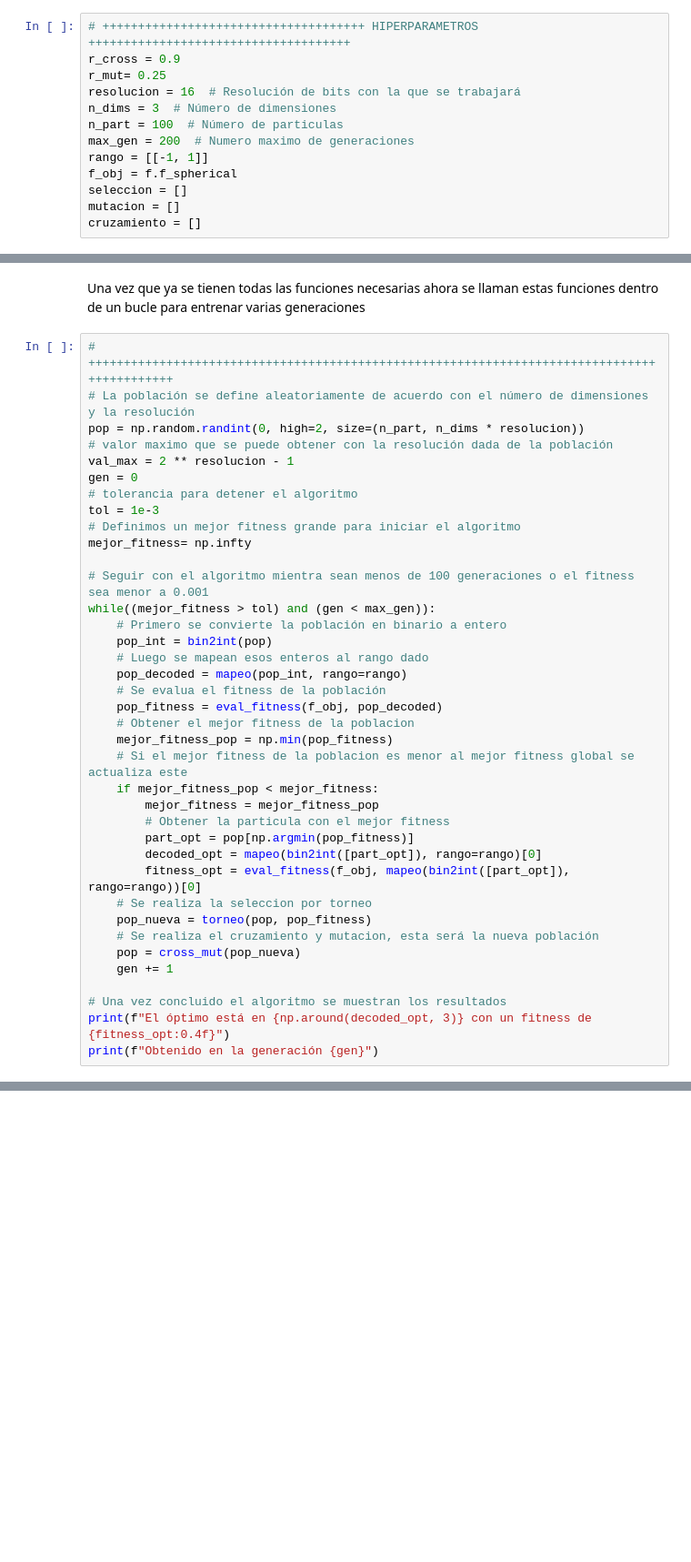
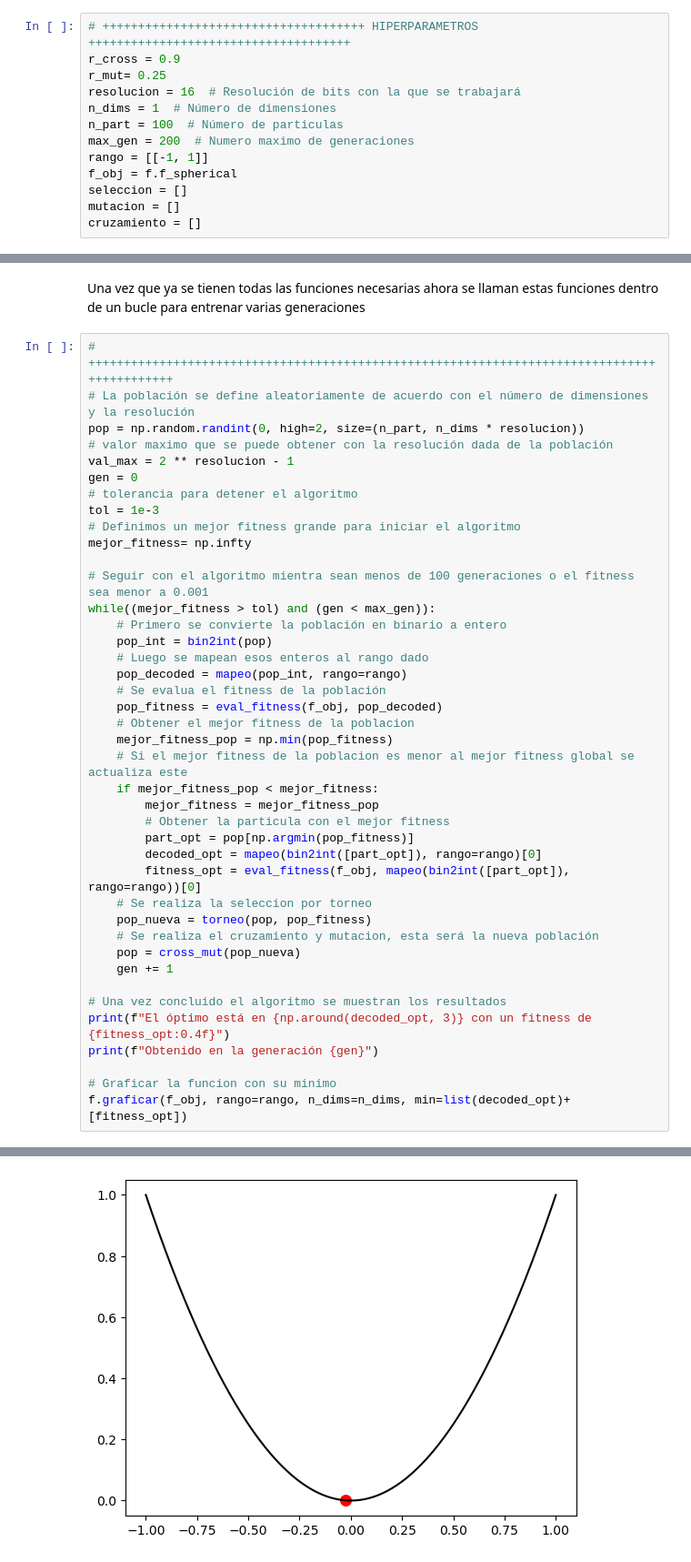
Before and after one commit to isaac0964/Algoritmos_Bioinspirados, a Jupyter notebook: Algoritmo_Genetico/AlgoritmoGeneticoND_GomezCanales_Bioinspirados.ipynb, the cells around one changed output, grey strips where cells are left out. Shown at 91% size. Cells and saved outputs as stored; diff of their text form; blank space fills up the shorter version.

```diff
--- a/Algoritmo_Genetico/AlgoritmoGeneticoND_GomezCanales_Bioinspirados.ipynb
+++ b/Algoritmo_Genetico/AlgoritmoGeneticoND_GomezCanales_Bioinspirados.ipynb
@@ -19,7 +19,7 @@ import random
 r_cross = 0.9
 r_mut= 0.25
 resolucion = 16  # Resolución de bits con la que se trabajará
-n_dims = 3  # Número de dimensiones
+n_dims = 1  # Número de dimensiones
 n_part = 100  # Número de particulas
 max_gen = 200  # Numero maximo de generaciones
 rango = [[-1, 1]]
@@ -203,4 +203,7 @@ while((mejor_fitness > tol) and (gen < max_gen)):
 # Una vez concluido el algoritmo se muestran los resultados
 print(f"El óptimo está en {np.around(decoded_opt, 3)} con un fitness de {fitness_opt:0.4f}")
 print(f"Obtenido en la generación {gen}")
+
+# Graficar la funcion con su minimo
+f.graficar(f_obj, rango=rango, n_dims=n_dims, min=list(decoded_opt)+[fitness_opt])
 # %% [output]
@@ -208,0 +212 @@ Obtenido en la generación 200
+[figure, added]
```
Also changed, not shown: parts of 3 cells of this notebook, 1 other file.
